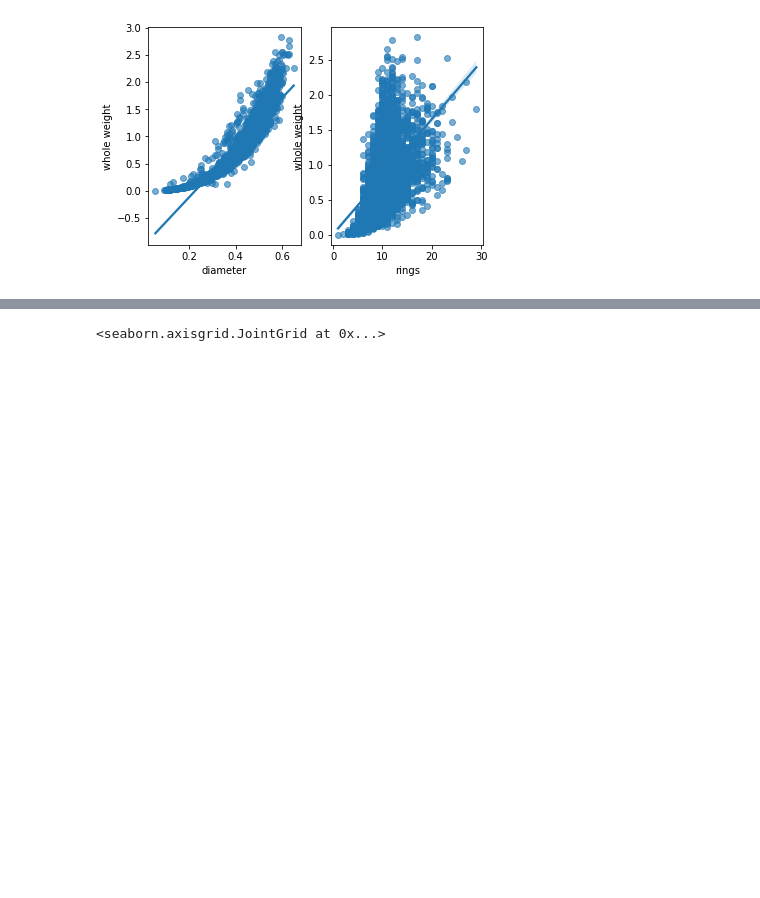
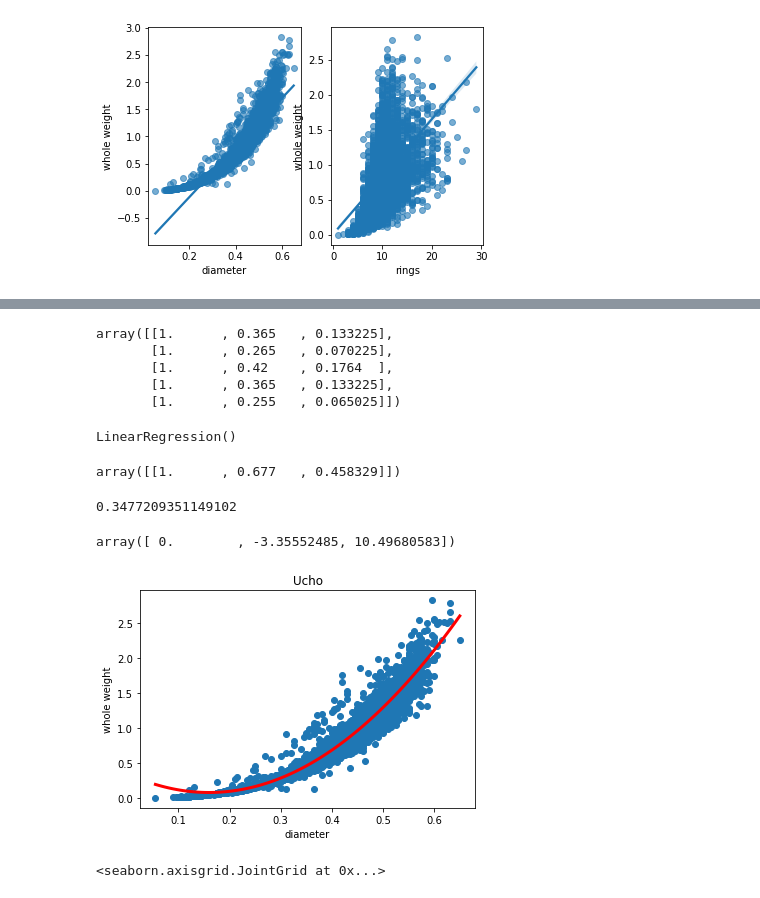
Before and after one commit to Szczureczek1983/Applied-Data-Science-with-Python-and-Jupyter, a Jupyter notebook: Ucho.ipynb, the cells around one changed output, grey strips where cells are left out. Drawn from its saved outputs; the diff is of its cells as text; code cells hidden in the pictures; blank space fills up the shorter version.

```diff
--- a/Ucho.ipynb
+++ b/Ucho.ipynb
@@ -124,0 +143,4 @@ sns.regplot('rings','whole weight', Ucho, ax=ax[1],scatter_kws = {"alpha":0.6})
+# %%
+model = LinearRegression()
+# %%
+model.fit(X,y)
@@ -125,3 +157,51 @@ sns.regplot('rings','whole weight', Ucho, ax=ax[1],scatter_kws = {"alpha":0.6})
+# %%
+poly = PolynomialFeatures(degree=2)
+X_poly = poly.fit_transform(X)
+# %%
+X_poly[:5]
+# %% [output]
+array([[1.      , 0.365   , 0.133225],
+       [1.      , 0.265   , 0.070225],
+       [1.      , 0.42    , 0.1764  ],
+       [1.      , 0.365   , 0.133225],
+       [1.      , 0.255   , 0.065025]])
+# %%
+model = LinearRegression()
+model.fit(X_poly, y)
+# %% [output]
+LinearRegression()
+# %%
+predict_data = [[0.677]]
+predict_data_poly = poly.transform(predict_data)
+predict_data_poly
+# %% [output]
+array([[1.      , 0.677   , 0.458329]])
+# %%
+model.intercept_
+# %% [output]
+0.3477209351149102
+# %%
+model.coef_
+# %% [output]
+array([ 0.        , -3.35552485, 10.49680583])
+# %%
+theta_0 = model.intercept_
+theta_1 = model.coef_[0]
+theta_2 = model.coef_[1]
+
+x = np.linspace(min(X.values), max(X.values), 100)
+x_poly = poly.transform(x)
+
+plt.scatter(X, y)
+pred = model.predict(x_poly)
+
+plt.plot(x, pred, 'r', linewidth = 3)
+plt.xlabel('diameter')
+plt.ylabel('whole weight')
+plt.title('Ucho')
+plt.show()
+# %% [output]
+[figure, added]
 # %%
 sns.jointplot('diameter', 'whole weight', data = Ucho, kind = "hex")
 # %% [output]
```
Also changed, not shown: parts of 7 cells of this notebook.
